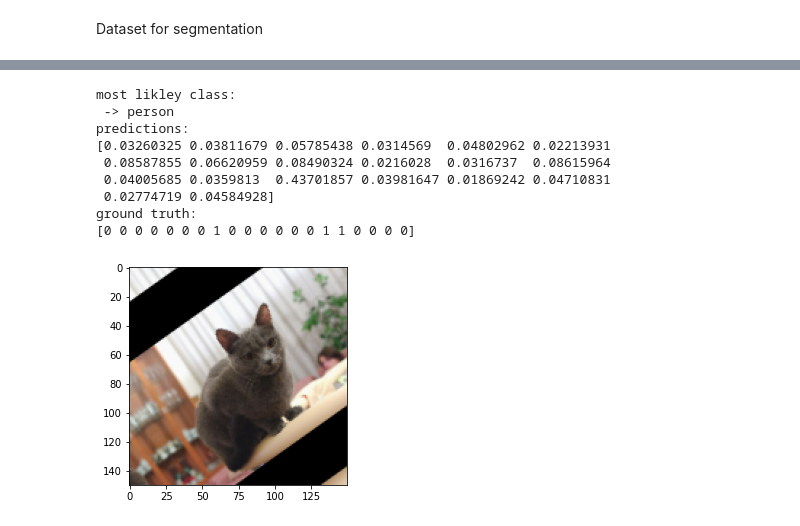
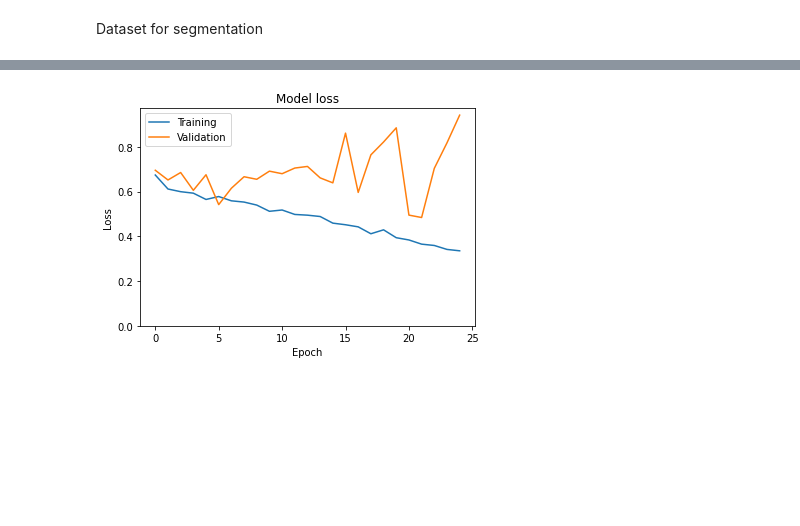
Before and after one commit to angusjf/angusjf, a Jupyter notebook: KUL_CV_FINAL.ipynb, the cells around one changed output, grey strips where cells are left out. Saved outputs shown, nothing was run; the diff lists cells and outputs as text; code cells hidden in the pictures; blank space fills up the shorter version.

```diff
--- a/KUL_CV_FINAL.ipynb
+++ b/KUL_CV_FINAL.ipynb
@@ -364,0 +399,11 @@ Used some tips for multi-label multi-class nns I found here:
+# %%
+def plot_loss(hist):
+  # Plot training & validation loss values
+  plt.plot(hist['loss'])
+  plt.plot(hist['val_loss'])
+  plt.title('Model loss')
+  plt.ylabel('Loss')
+  plt.xlabel('Epoch')
+  plt.legend(['Training', 'Validation'], loc='upper left')
+  plt.ylim(ymin=0)
+  plt.show()
@@ -424,32 +668,6 @@ plt.show()
+# %%
+plot_loss(history.history)
+# %% [output]
+[figure, added]
 # %%
 predictions = model.predict(dataset.val_set())
-# %%
-index = 29
-
-img = dataset.val_set()[1][0][index]
-
-plt.imshow(img)
-
-print("most likley class:")
-print(" -> " + ['aeroplane', 'bicycle', 'bird', 'boat', 'bottle', 'bus',
-            'car', 'cat', 'chair', 'cow', 'diningtable', 'dog', 'horse',
-            'motorbike', 'person', 'pottedplant', 'sheep', 'sofa', 'train',
-            'tvmonitor'][np.argmax(predictions[index])])
-
-print("predictions:")
-print(predictions[index])
-
-print("ground truth:")
-actual = dataset.val_set()[1][1][index]
-print(actual)
-# %% [output]
-most likley class:
- -> person
-predictions:
-[0.03260325 0.03811679 0.05785438 0.0314569  0.04802962 0.02213931
- 0.08587855 0.06620959 0.08490324 0.0216028  0.0316737  0.08615964
- 0.04005685 0.0359813  0.43701857 0.03981647 0.01869242 0.04710831
- 0.02774719 0.04584928]
-ground truth:
-[0 0 0 0 0 0 0 1 0 0 0 0 0 0 1 1 0 0 0 0]
-[figure, removed]
```
Also changed, not shown: parts of 46 cells of this notebook.
